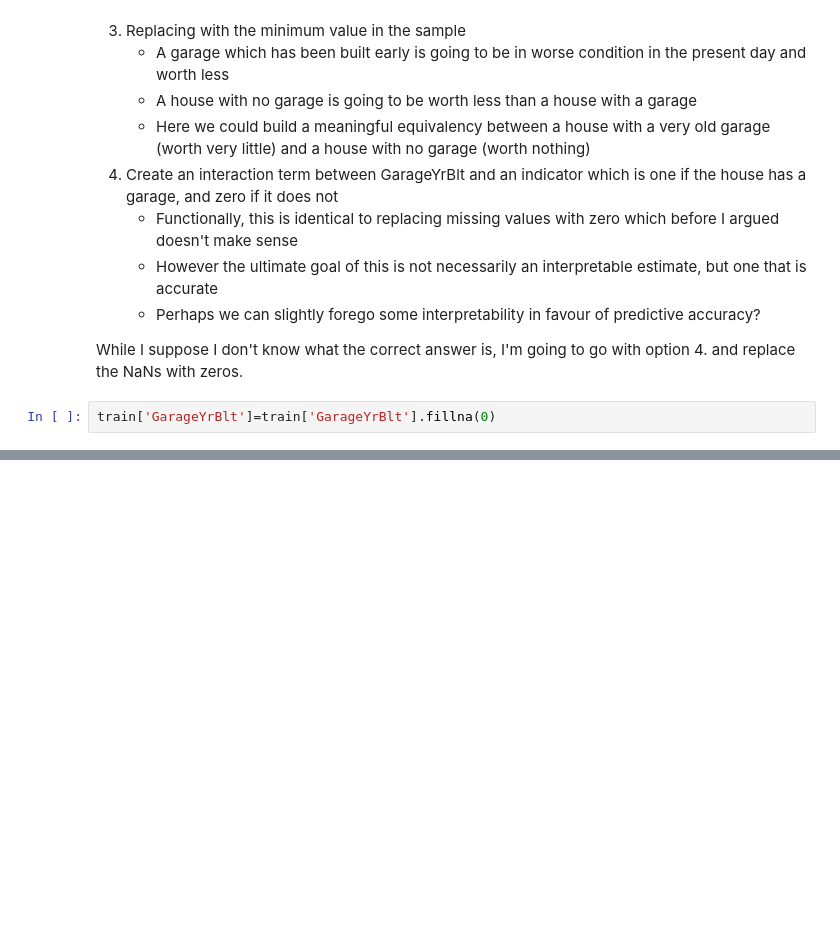
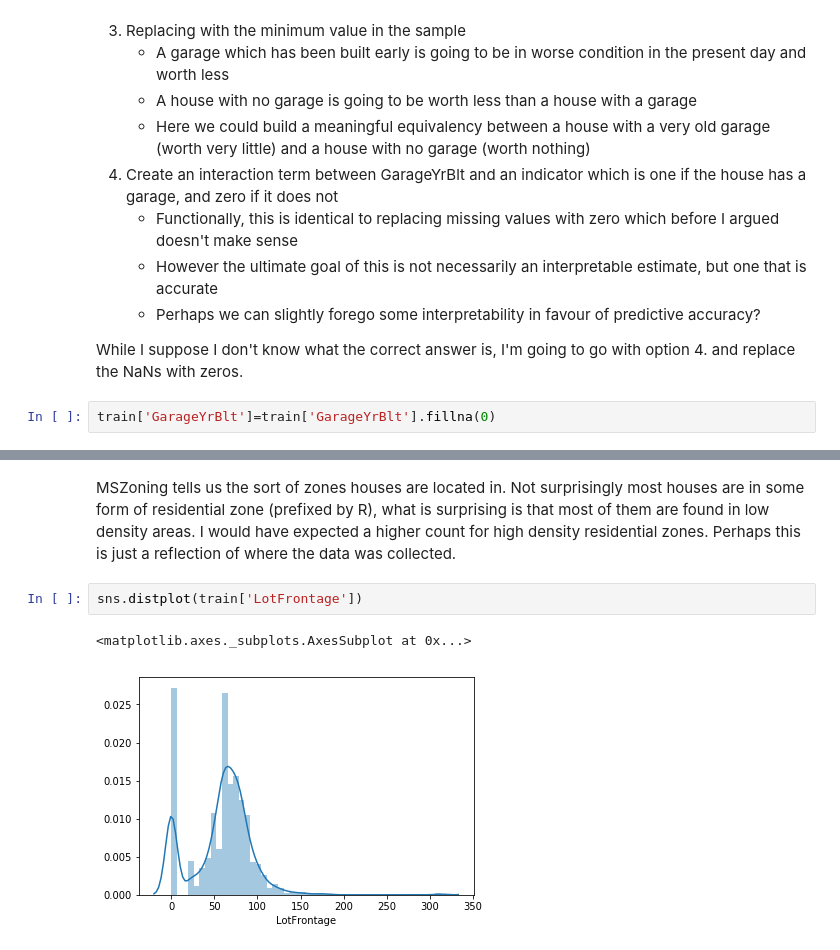
Before and after one commit to hxyue1/House-Prices, a Jupyter notebook: EDA.ipynb, the cells around one changed output, grey strips where cells are left out. Saved outputs shown, nothing was run; the diff lists cells and outputs as text; blank space fills up the shorter version.

```diff
--- a/EDA.ipynb
+++ b/EDA.ipynb
@@ -187,0 +209,7 @@ Also, while we do run the risk of having multicollinearity in our explanatory va
+# %% [markdown]
+MSZoning tells us the sort of zones houses are located in. Not surprisingly most houses are in some form of residential zone (prefixed by R), what is surprising is that most of them are found in low density areas. I would have expected a higher count for high density residential zones. Perhaps this is just a reflection of where the data was collected.
+# %%
+sns.distplot(train['LotFrontage'])
+# %% [output]
+<matplotlib.axes._subplots.AxesSubplot at 0x...>
+[figure, added]
```
Also changed, not shown: parts of 20 cells of this notebook, 1 other file.
